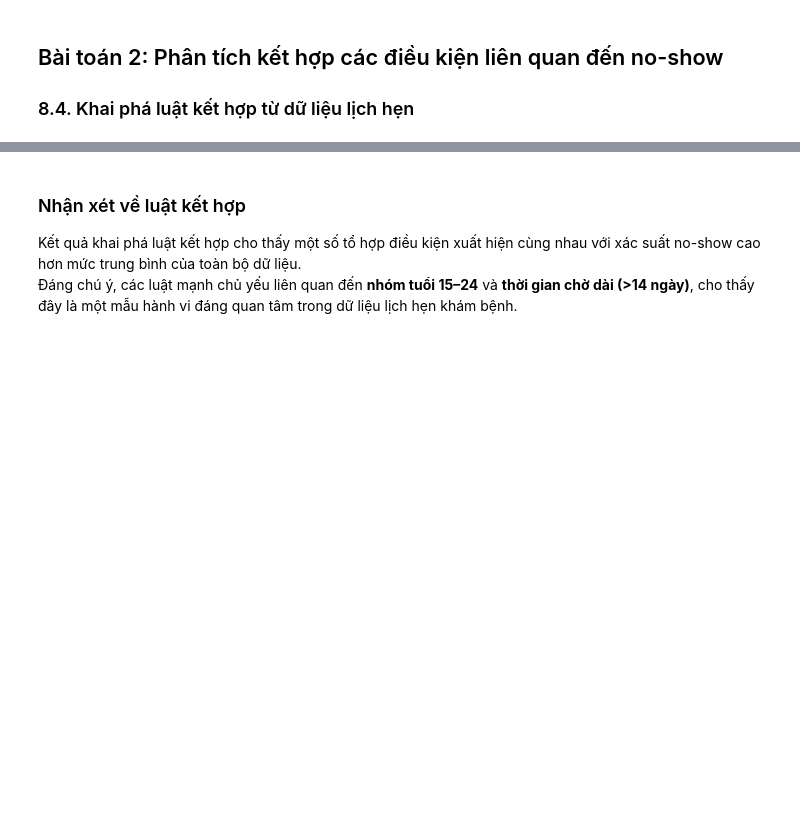
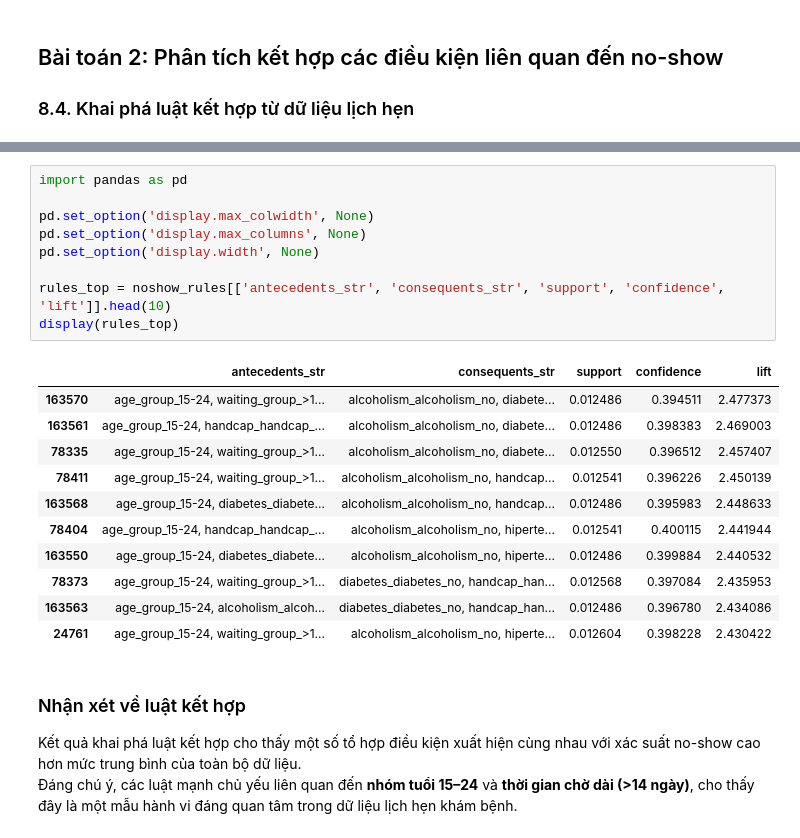
Before and after one commit to bibo0610/DATAMINING_20, a Jupyter notebook: dataset1/medical_appointment_noshow_analysis.ipynb, the cells around one changed output, grey strips where cells are left out. Drawn from its saved outputs; the diff is of its cells as text; blank space fills up the shorter version.

```diff
--- a/dataset1/medical_appointment_noshow_analysis.ipynb
+++ b/dataset1/medical_appointment_noshow_analysis.ipynb
@@ -546,3 +546,24 @@ display(
+# %%
+import pandas as pd
+
+pd.set_option('display.max_colwidth', None)
+pd.set_option('display.max_columns', None)
+pd.set_option('display.width', None)
+
+rules_top = noshow_rules[['antecedents_str', 'consequents_str', 'support', 'confidence', 'lift']].head(10)
+display(rules_top)
+# %% [output]
+|  | antecedents_str | consequents_str | support | confidence | lift |
+| 163570 | age_group_15-24, waiting_group_>1... | alcoholism_alcoholism_no, diabete... | 0.012486 | 0.394511 | 2.477373 |
+| 163561 | age_group_15-24, handcap_handcap_... | alcoholism_alcoholism_no, diabete... | 0.012486 | 0.398383 | 2.469003 |
+| 78335 | age_group_15-24, waiting_group_>1... | alcoholism_alcoholism_no, diabete... | 0.012550 | 0.396512 | 2.457407 |
+| 78411 | age_group_15-24, waiting_group_>1... | alcoholism_alcoholism_no, handcap... | 0.012541 | 0.396226 | 2.450139 |
+| 163568 | age_group_15-24, diabetes_diabete... | alcoholism_alcoholism_no, handcap... | 0.012486 | 0.395983 | 2.448633 |
+| 78404 | age_group_15-24, handcap_handcap_... | alcoholism_alcoholism_no, hiperte... | 0.012541 | 0.400115 | 2.441944 |
+| 163550 | age_group_15-24, diabetes_diabete... | alcoholism_alcoholism_no, hiperte... | 0.012486 | 0.399884 | 2.440532 |
+| 78373 | age_group_15-24, waiting_group_>1... | diabetes_diabetes_no, handcap_han... | 0.012568 | 0.397084 | 2.435953 |
+| 163563 | age_group_15-24, alcoholism_alcoh... | diabetes_diabetes_no, handcap_han... | 0.012486 | 0.396780 | 2.434086 |
+| 24761 | age_group_15-24, waiting_group_>1... | alcoholism_alcoholism_no, hiperte... | 0.012604 | 0.398228 | 2.430422 |
 # %% [markdown]
 ### Nhận xét về luật kết hợp
 
```
Also changed, not shown: parts of 2 cells of this notebook, 1 other file.
